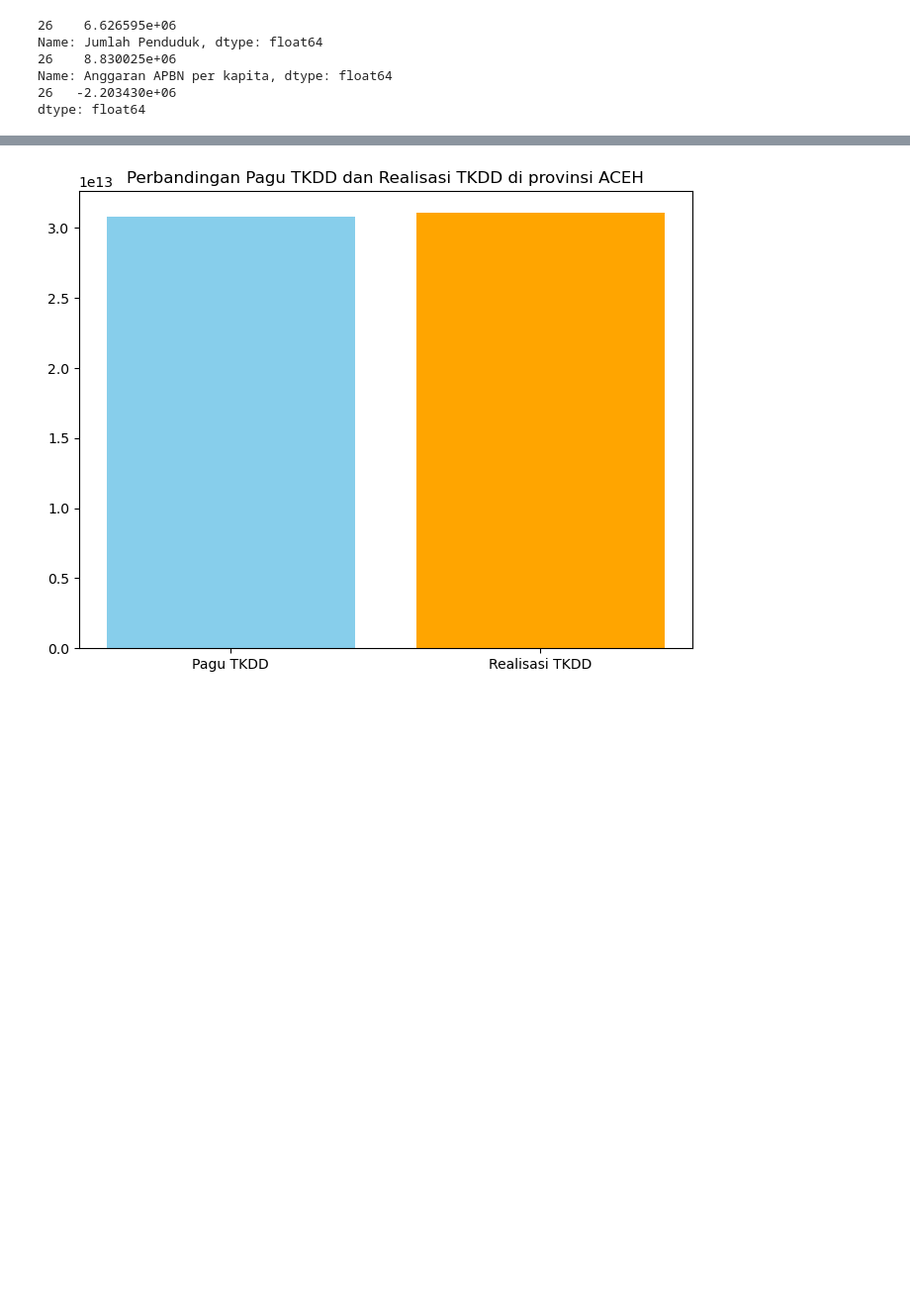
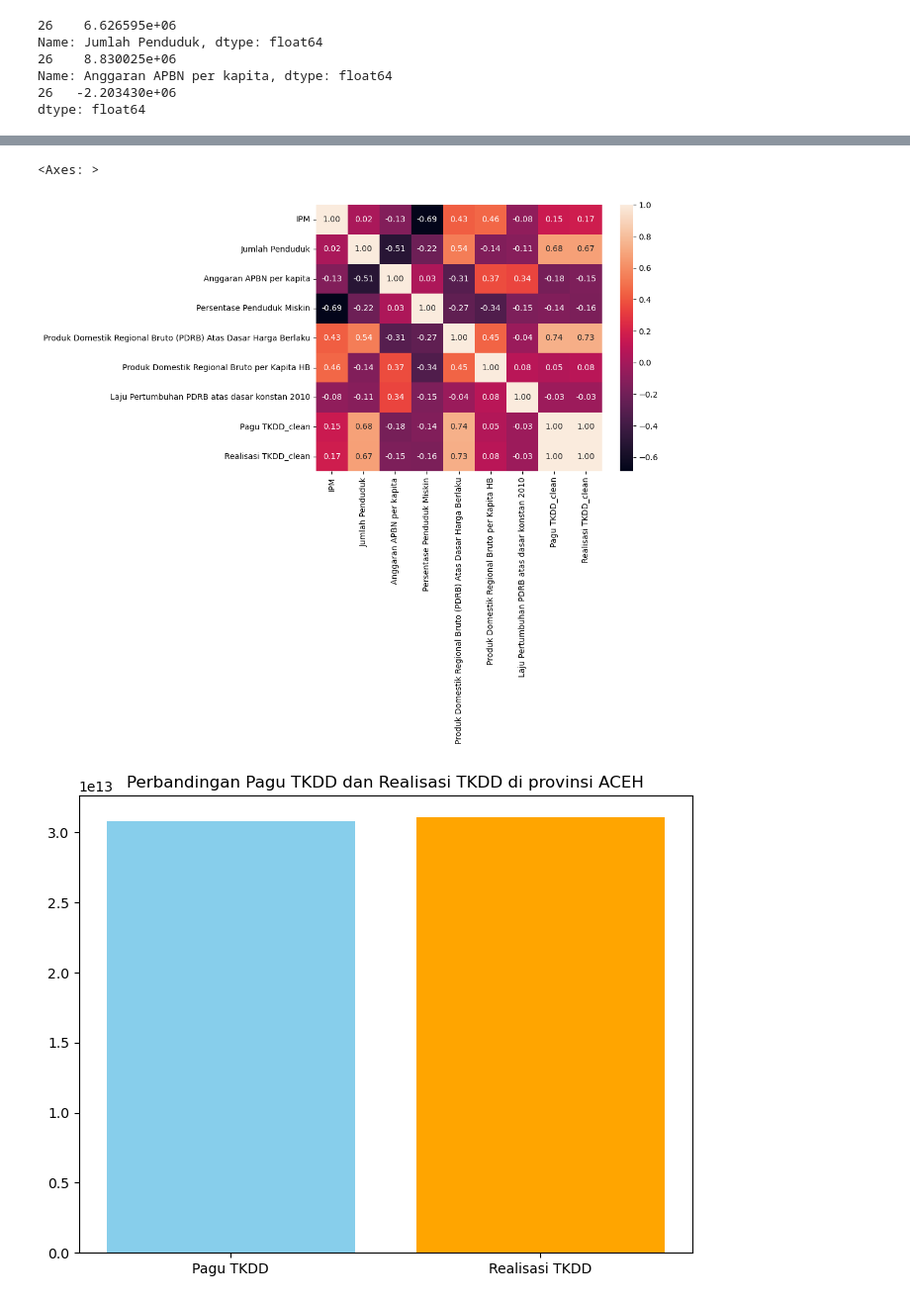
Before and after one commit to BrianAlexanderr/Lomba-TECHFEST, a Jupyter notebook: analisis_data.ipynb, the cells around one changed output, grey strips where cells are left out. Shown at 99% size. Drawn from its saved outputs; the diff is of its cells as text; code cells hidden in the pictures; blank space fills up the shorter version.

```diff
--- a/analisis_data.ipynb
+++ b/analisis_data.ipynb
@@ -233,4 +233,18 @@ df_new
 | 35 | SUMATERA BARAT | 75.640000 | 5.677600e+06 | 3.568532e+06 | 5.950000 | 312769.38 | ... |
 | 36 | SUMATERA SELATAN | 73.180000 | 8.647300e+06 | 4.097599e+06 | 11.780000 | 629168.67 | ... |
 | 37 | SUMATERA UTARA | 75.130000 | 1.518050e+07 | 2.814967e+06 | 8.150000 | 1050995.41 | ... |
+# %%
+import seaborn as sns
+import matplotlib.pyplot as plt
+
+num_col = df.select_dtypes(include=['number']).columns
+
+# Hitung korelasi
+correlation = df[num_col].corr().round(2)
+
+plt.figure(figsize=[8,6])
+sns.heatmap(correlation, fmt='.2f', annot=True)
+# %% [output]
+<Axes: >
+[figure, added]
 # %%
```
Also changed, not shown: parts of 3 cells of this notebook, 1 other file.
